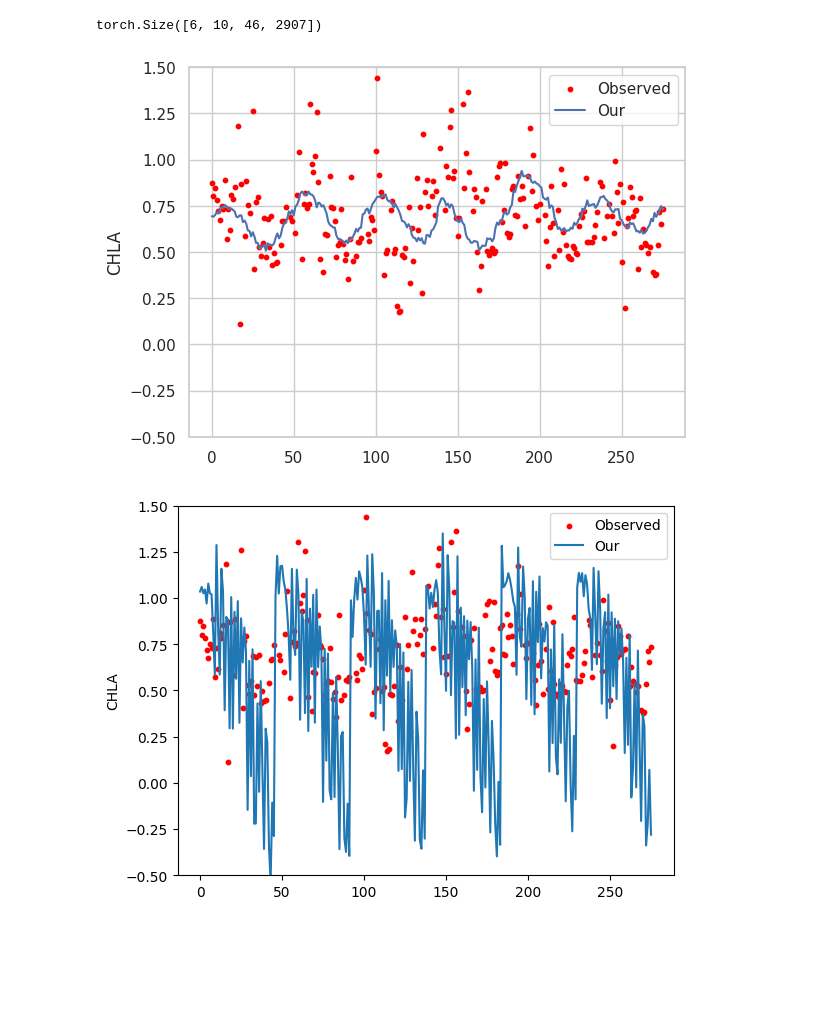
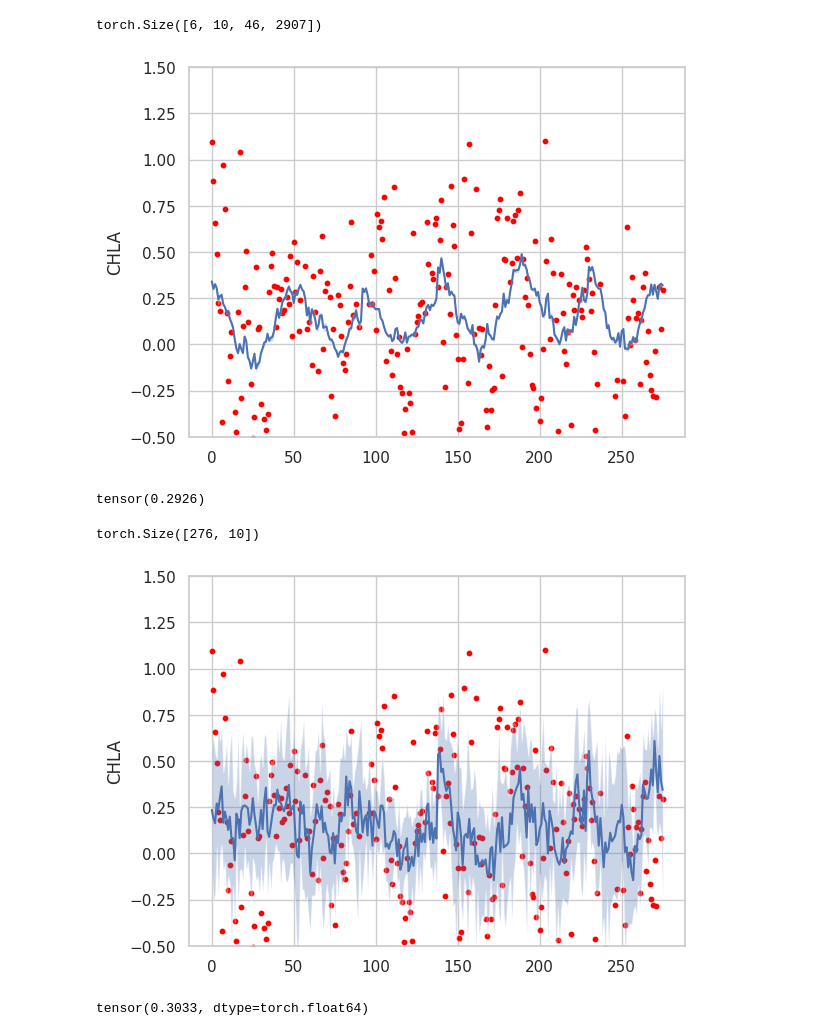
Before and after one commit to YangLabHKUST/STIMP, a Jupyter notebook: visualization/MEXICO/prediction.ipynb, the cells around one changed output. Saved outputs shown, nothing was run; the diff lists cells and outputs as text; code cells hidden in the pictures; blank space fills up the shorter version.

Commit message:
visualization

```diff
--- a/visualization/MEXICO/prediction.ipynb
+++ b/visualization/MEXICO/prediction.ipynb
@@ -328,7 +328,7 @@ torch.Size([6, 10, 46, 2907])
 from copy import deepcopy
 import seaborn as sns
 import matplotlib.pyplot as plt
-n=500
+n=2900
 sns.set_style("whitegrid")
 
 index = [46*i for i in range(306//46)]
@@ -343,40 +343,45 @@ mean = predict.mean(1)
 std = predict.std(1)
 
 plt.plot(np.arange(276), mean, label="Our")
-plt.fill_between(np.arange(276), mean-std, mean+std, alpha=0.3)
+plt.fill_between(np.arange(276), mean-3*std, mean+3*std, alpha=0.3)
 
-plt.legend()
+# plt.legend()
 plt.ylabel("CHLA")
 plt.ylim(-0.5,1.5)
 plt.show()
+print(mae_our[n])
 # %% [output]
-[figure, old version]
+[figure, new version]
+tensor(0.2926)
 # %%
 from copy import deepcopy
 import seaborn as sns
 import matplotlib.pyplot as plt
-n= 500
 
 index = [46*i for i in range(306//46)]
 tmp  = deepcopy(label[index].reshape(276,-1))
 tmp_mask  = deepcopy(label_masks[index].reshape(276,-1))
 tmp[~tmp_mask.bool()]=np.nan
 plt.scatter(np.arange(276), tmp[:,n], c='red', s=10,label="Observed")
 
-predict = deepcopy(prediction_our_wo[index].transpose(1,2).reshape(276,1,2907))
+predict = deepcopy(prediction_xg[index].transpose(1,2).reshape(276,10,2907))
 predict = predict[:,:,n]
-# mean = predict.mean(1)
-# std = predict.std(1)
+mean = predict.mean(1)
+std = predict.std(1)
+print(predict.shape)
 
-plt.plot(np.arange(276), predict, label="Our")
-# plt.fill_between(np.arange(276), mean-3*std, mean+3*std, alpha=0.3)
+plt.plot(np.arange(276), mean, label="Our")
+plt.fill_between(np.arange(276), mean-3*std, mean+3*std, alpha=0.3)
 
-plt.legend()
+# plt.legend()
 plt.ylabel("CHLA")
 plt.ylim(-0.5,1.5)
 plt.show()
+print(mae_xg[n])
 # %% [output]
+torch.Size([276, 10])
-[figure, old version]
+[figure, new version]
+tensor(0.3033, dtype=torch.float64)
 # %%
 from copy import deepcopy
 import seaborn as sns
```
Also changed, not shown: parts of 3 cells of this notebook, 3 other files.
